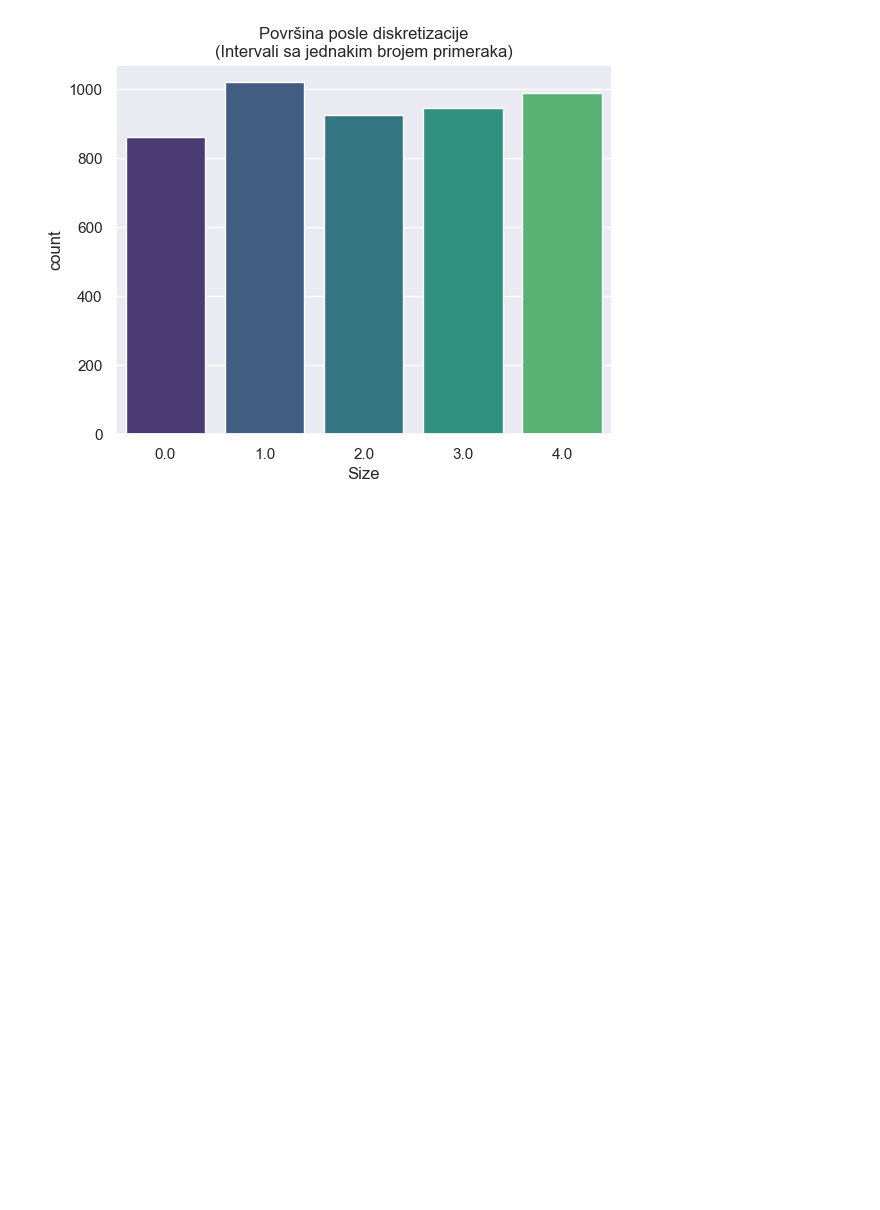
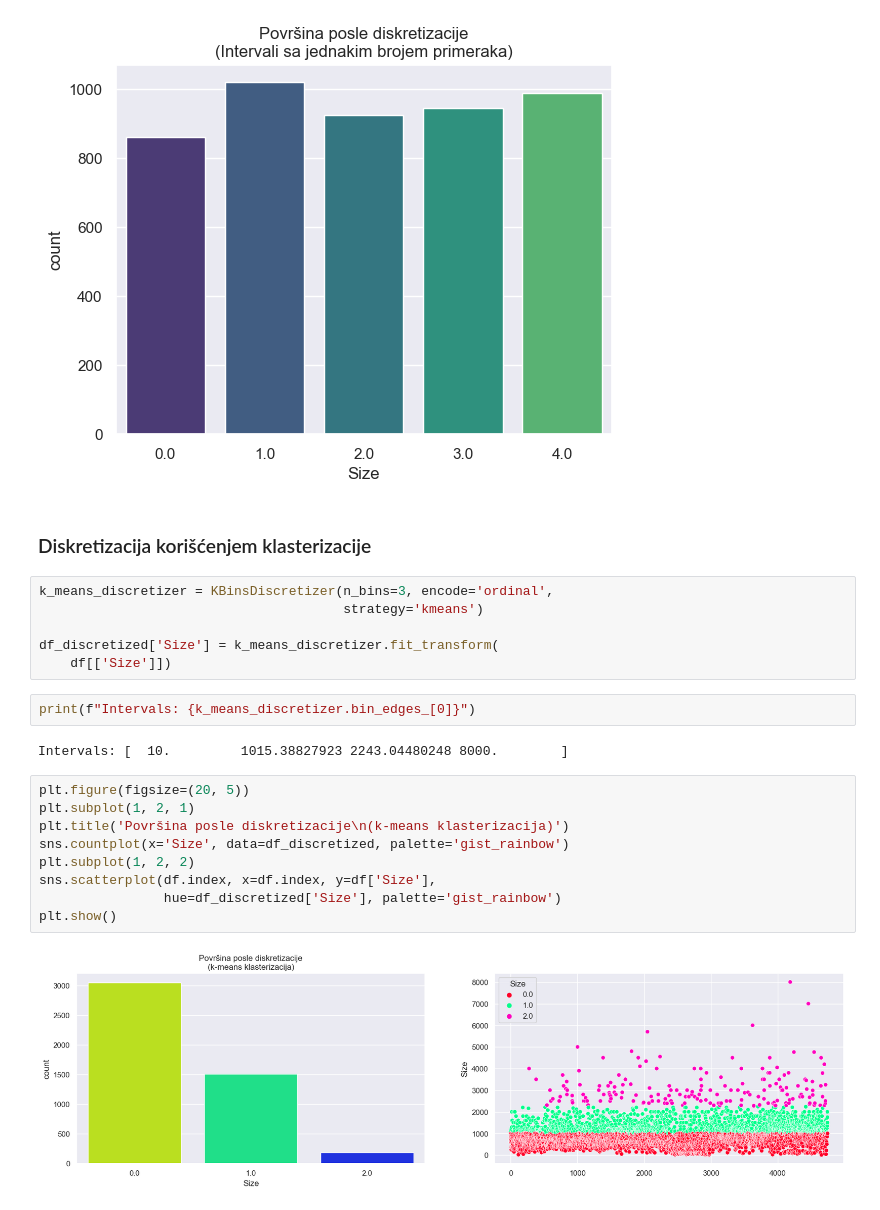
Before and after one commit to matija-speletic/preprocesiranje_seminarski_1, a Jupyter notebook: Transformacija_podataka_prakticni_deo.ipynb, the cells around one changed output. Cells and saved outputs as stored; diff of their text form; blank space fills up the shorter version.

```diff
--- a/Transformacija_podataka_prakticni_deo.ipynb
+++ b/Transformacija_podataka_prakticni_deo.ipynb
@@ -725,3 +725,26 @@ sns.countplot(x='Size', data=df_discretized)
 # %% [output]
 <Axes: title={'center': 'Površina posle diskretizacije\n(Intervali sa jednakim brojem primeraka)'}, xlabel='Size', ylabel='count'>
 [figure]
+# %% [markdown]
+### Diskretizacija korišćenjem klasterizacije
+# %%
+k_means_discretizer = KBinsDiscretizer(n_bins=3, encode='ordinal',
+                                       strategy='kmeans')
+
+df_discretized['Size'] = k_means_discretizer.fit_transform(
+    df[['Size']])
+# %%
+print(f"Intervals: {k_means_discretizer.bin_edges_[0]}")
+# %% [output]
+Intervals: [  10.         1015.38827923 2243.04480248 8000.        ]
+# %%
+plt.figure(figsize=(20, 5))
+plt.subplot(1, 2, 1)
+plt.title('Površina posle diskretizacije\n(k-means klasterizacija)')
+sns.countplot(x='Size', data=df_discretized, palette='gist_rainbow')
+plt.subplot(1, 2, 2)
+sns.scatterplot(df.index, x=df.index, y=df['Size'],
+                hue=df_discretized['Size'], palette='gist_rainbow')
+plt.show()
+# %% [output]
+[figure, added]
```
Also changed, not shown: parts of 8 cells of this notebook.
